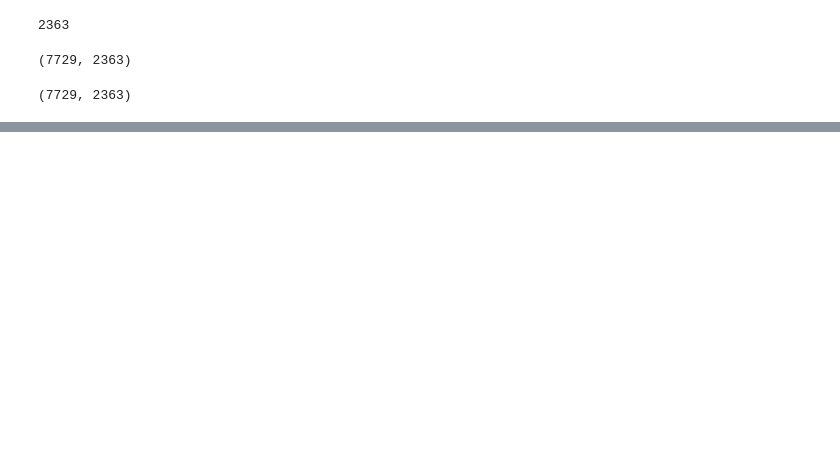
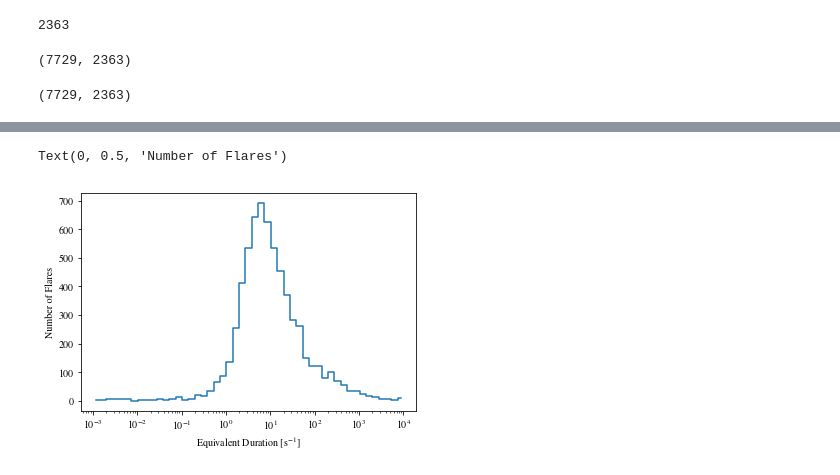
Before and after one commit to spencerw/tess_flare, a Jupyter notebook: GPflareStats1to13cpa313.ipynb, the cells around one changed output, grey strips where cells are left out. Drawn from its saved outputs; the diff is of its cells as text; code cells hidden in the pictures; blank space fills up the shorter version.

```diff
--- a/GPflareStats1to13cpa313.ipynb
+++ b/GPflareStats1to13cpa313.ipynb
@@ -254,6 +265,17 @@ len(dfg)
 ed = (dfg['ed'].values*u.day).to(u.s)
 energy = (ed*dfg['lum']*u.erg/u.s).value
 dfg['energy'] = energy
+# %%
+bins = np.logspace(-3, 4)
+hist, bins = np.histogram(ed[np.isfinite(ed)], bins=bins)
+bins = 0.5*(bins[1:] + bins[:-1])
+plt.plot(bins, hist, linestyle='steps-mid')
+plt.xscale('log')
+plt.xlabel(r'Equivalent Duration [s$^{-1}$]')
+plt.ylabel('Number of Flares')
+# %% [output]
+Text(0, 0.5, 'Number of Flares')
+[figure, added]
 # %%
 bins = np.logspace(30, 37)
 hist, bins = np.histogram(energy[np.isfinite(energy)], bins=bins)
```
Also changed, not shown: parts of 14 cells of this notebook, 1 other file.
